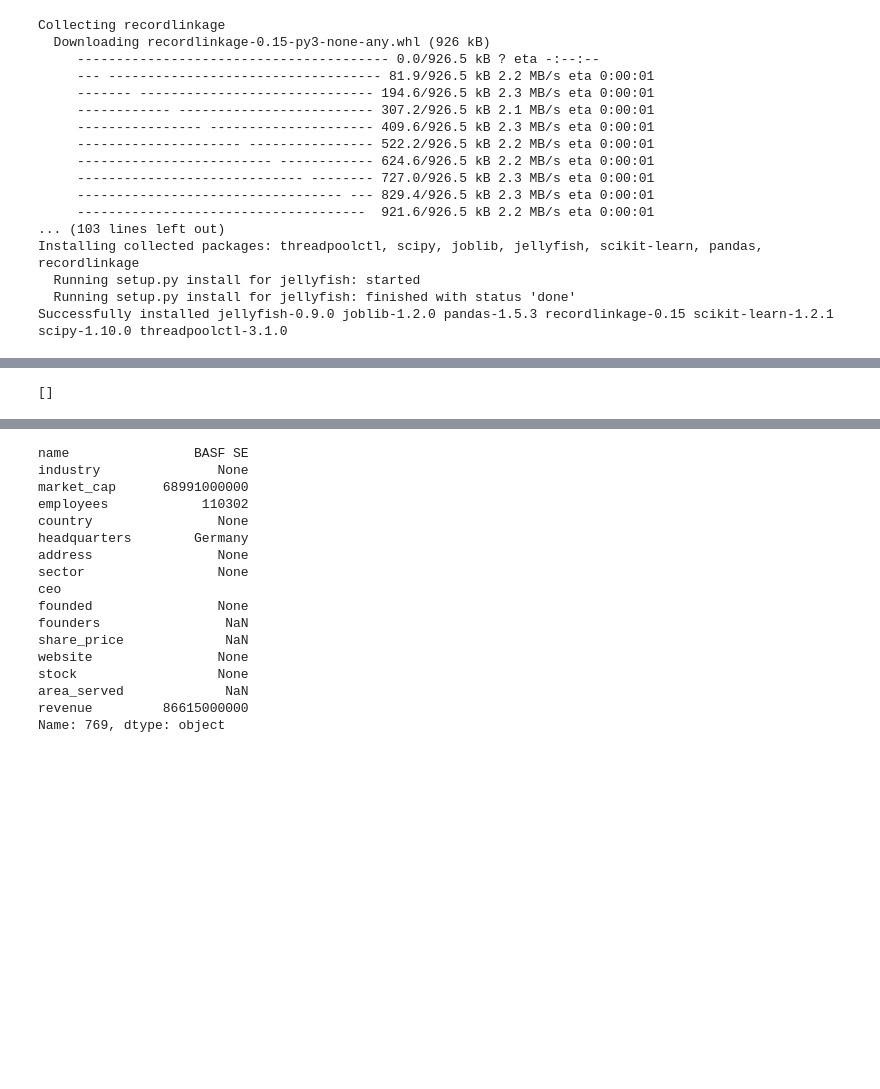
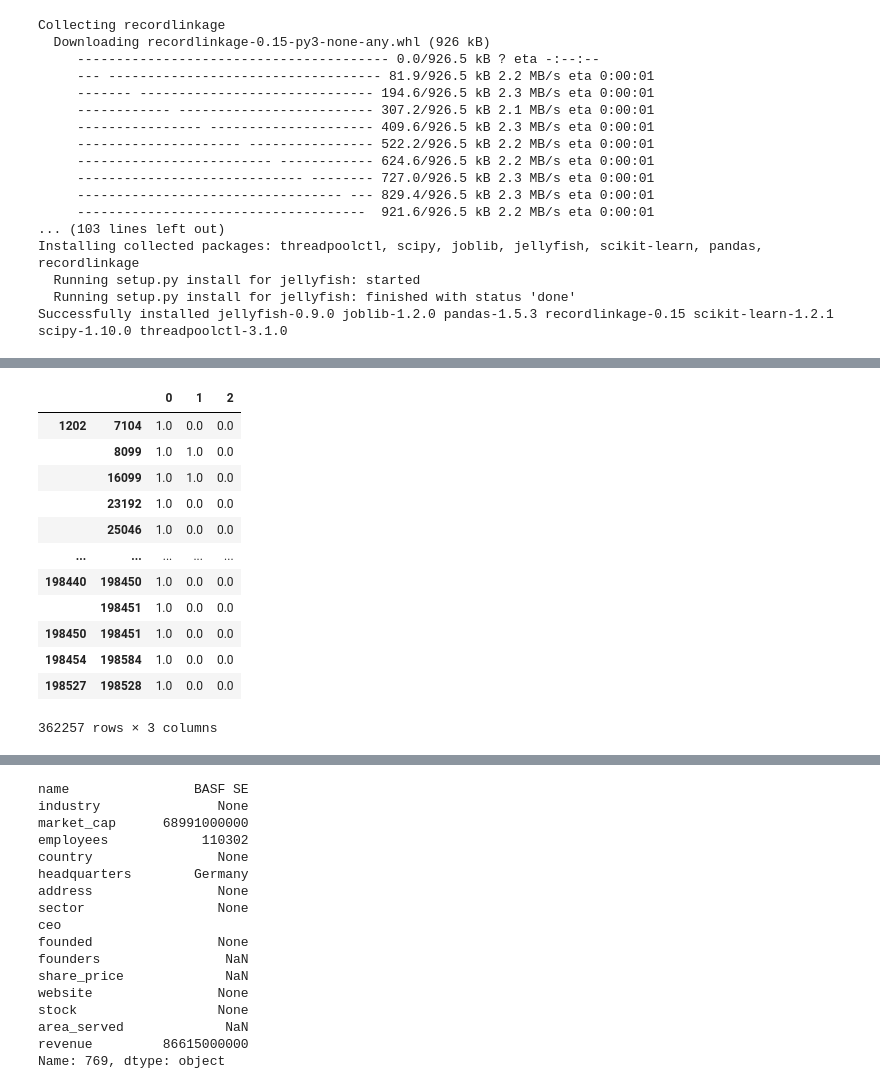
Before and after one commit to dedo99/Progetto_Finale_IDD, a Jupyter notebook: record_linkage.ipynb, the cells around one changed output, grey strips where cells are left out. Cells and saved outputs as stored; diff of their text form; code cells hidden in the pictures; blank space fills up the shorter version.

```diff
--- a/record_linkage.ipynb
+++ b/record_linkage.ipynb
@@ -128,0 +91,12 @@ Name: 1269, dtype: object
+# %%
+set_no_copy = set()
+for (c,b) in candidate_links:
+    if (b,c) not in set_no_copy and (c != b):
+        set_no_copy.add((c,b))
+
+print(len(set_no_copy))
+
+list_no_copy = list(set_no_copy)
+# gli elementi delle coppie vengono distribuite su due liste parallele
+list_0 = [x[0] for x in list_no_copy]
+list_1 = [x[1] for x in list_no_copy]
@@ -128,0 +108,2 @@ Name: 1269, dtype: object
+# %%
+multi_index = pd.MultiIndex.from_arrays([list_0, list_1])
@@ -164,7 +181,20 @@ pandas.core.frame.DataFrame
+# %%
+compare_vectors = compare_vectors[compare_vectors.index.isin(multi_index)]
+display(compare_vectors)
+# %% [output]
+|  |  | 0 | 1 | 2 |
+| 1202 | 7104 | 1.0 | 0.0 | 0.0 |
+|  | 8099 | 1.0 | 1.0 | 0.0 |
+|  | 16099 | 1.0 | 1.0 | 0.0 |
+|  | 23192 | 1.0 | 0.0 | 0.0 |
+|  | 25046 | 1.0 | 0.0 | 0.0 |
+| ... | ... | ... | ... | ... |
+| 198440 | 198450 | 1.0 | 0.0 | 0.0 |
+|  | 198451 | 1.0 | 0.0 | 0.0 |
+| 198450 | 198451 | 1.0 | 0.0 | 0.0 |
+| 198454 | 198584 | 1.0 | 0.0 | 0.0 |
+| 198527 | 198528 | 1.0 | 0.0 | 0.0 |
+362257 rows × 3 columns
 # %%
 ecm = recordlinkage.ECMClassifier()
 matches = ecm.fit_predict(compare_vectors)
-# %%
-list(matches)[:5]
-# %% [output]
-[]
```
Also changed, not shown: parts of 9 cells of this notebook.
